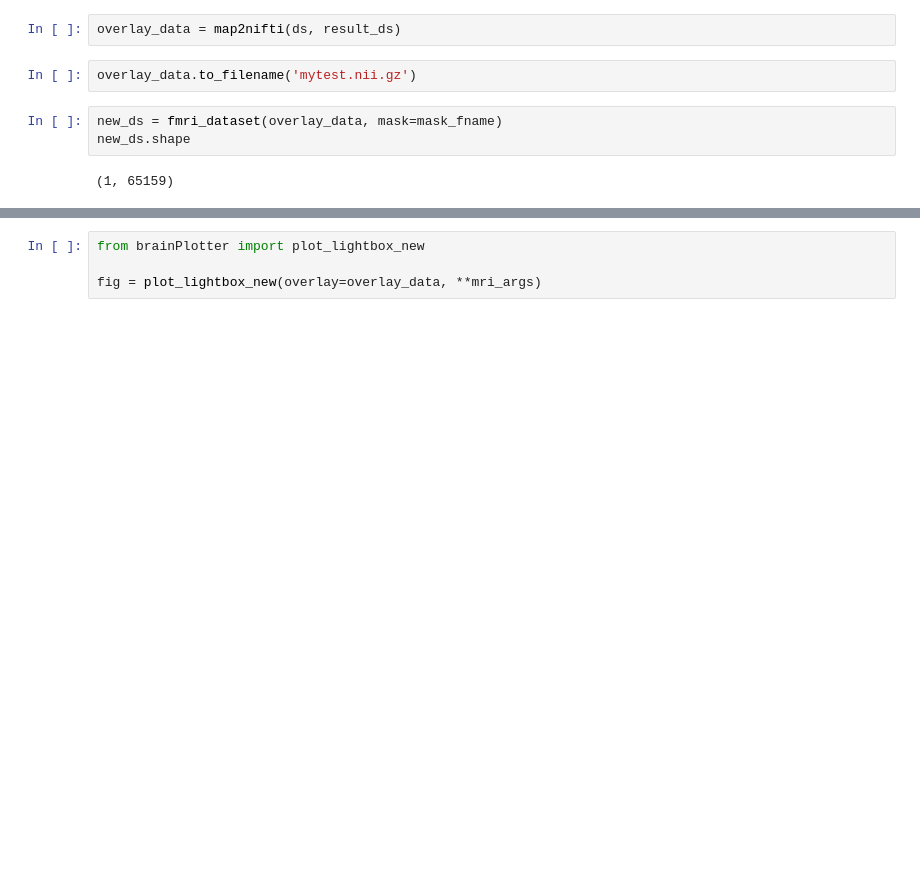
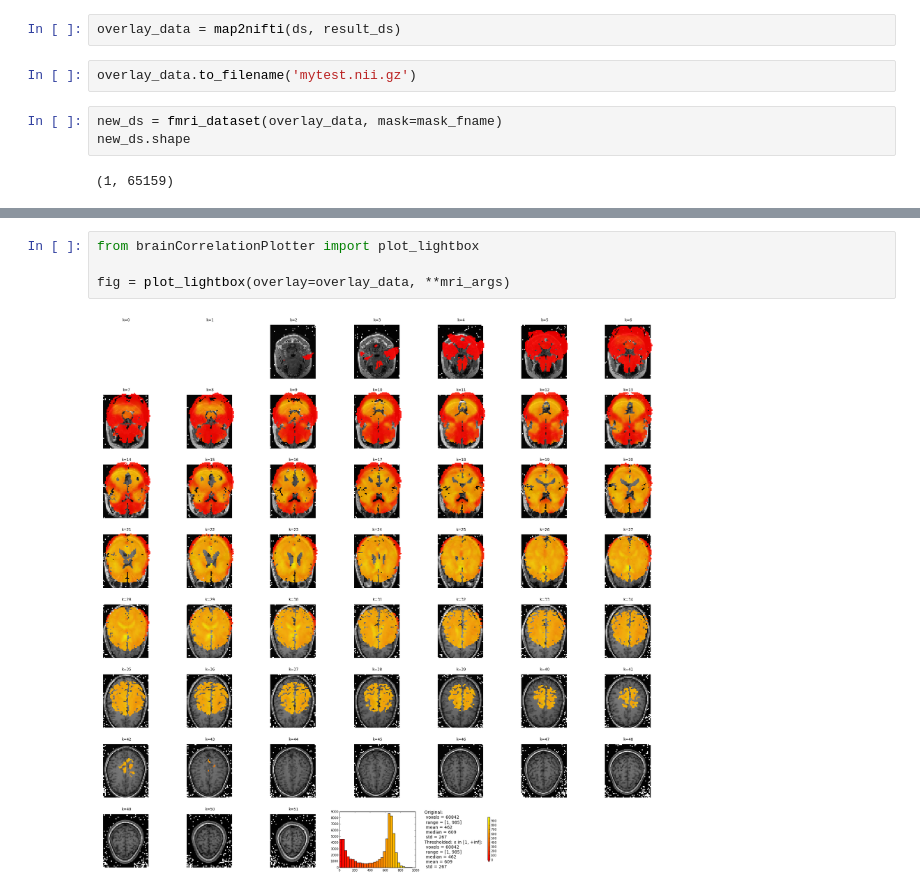
Before and after one commit to niallmcs/brainProject, a Jupyter notebook: brain_project/PyMVPA Overlay Test.ipynb, the cells around one changed output, grey strips where cells are left out. Saved outputs shown, nothing was run; the diff lists cells and outputs as text; blank space fills up the shorter version.

```diff
--- a/brain_project/PyMVPA Overlay Test.ipynb
+++ b/brain_project/PyMVPA Overlay Test.ipynb
@@ -105,4 +117,6 @@ fig = plot_lightbox(overlay=overlay_data, vlim=(0, None), slices=range(10,20), *
 # %%
-from brainPlotter import plot_lightbox_new
+from brainCorrelationPlotter import plot_lightbox
 
-fig = plot_lightbox_new(overlay=overlay_data, **mri_args)
+fig = plot_lightbox(overlay=overlay_data, **mri_args)
+# %% [output]
+[figure, added]
```
Also changed, not shown: parts of 5 cells of this notebook, 6 other files.
